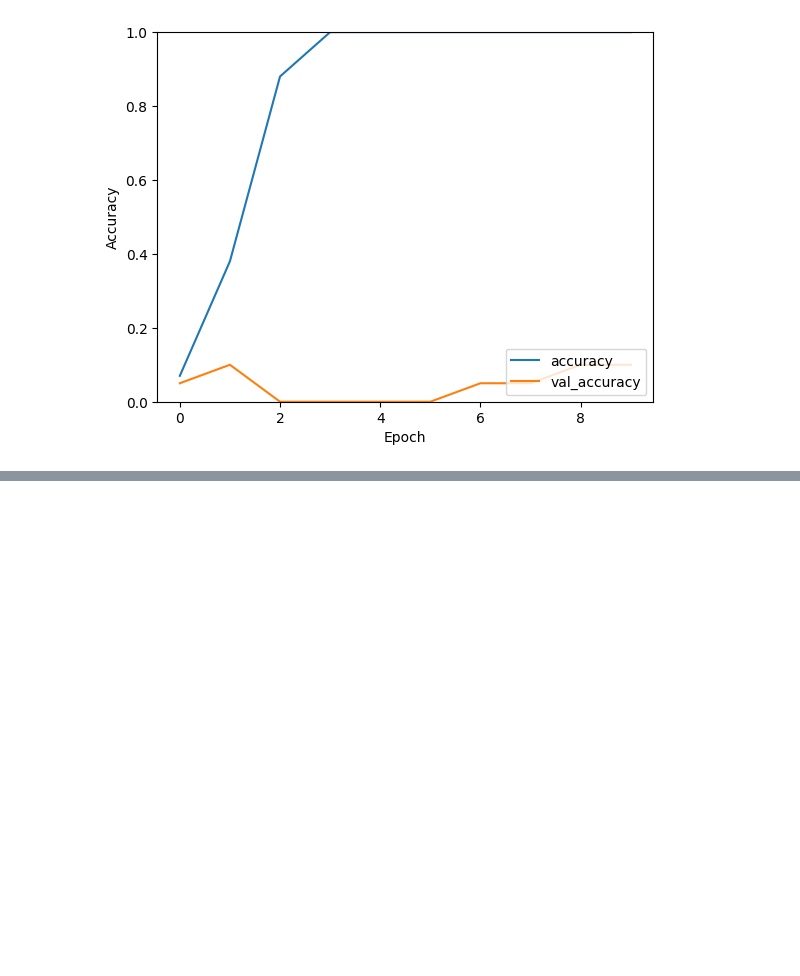
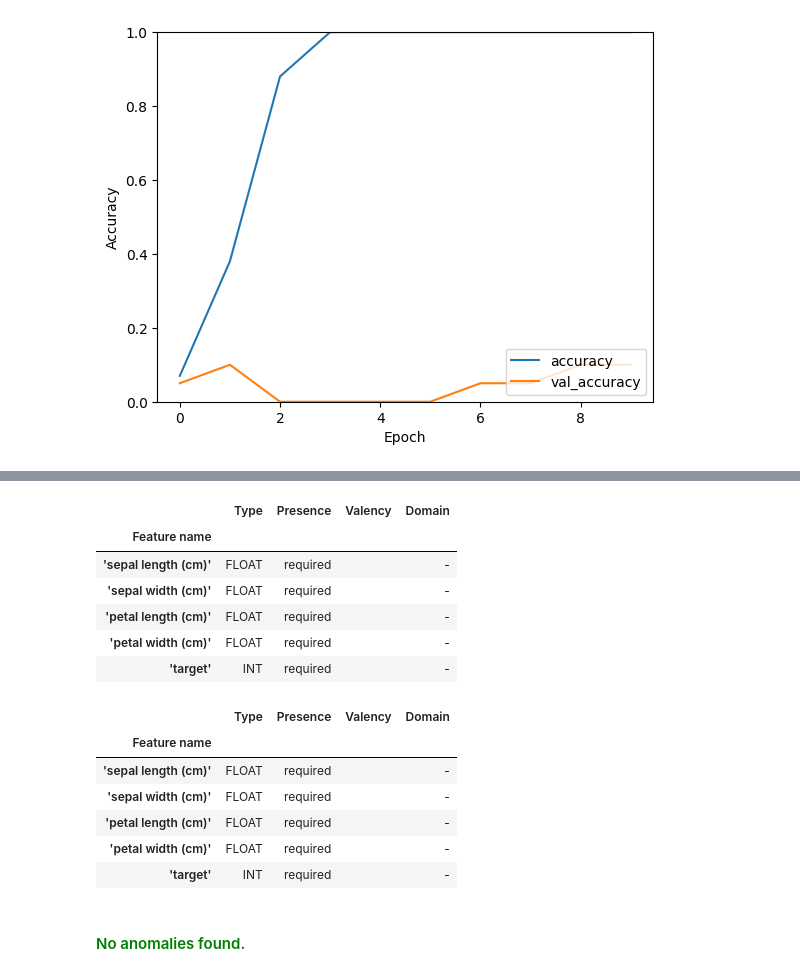
Before and after one commit to mukeshrock7897/TensorFlow_Notes, a Jupyter notebook: Advanced_Level.ipynb, the cells around one changed output, grey strips where cells are left out. Saved outputs shown, nothing was run; the diff lists cells and outputs as text; code cells hidden in the pictures; blank space fills up the shorter version.

```diff
--- a/Advanced_Level.ipynb
+++ b/Advanced_Level.ipynb
@@ -401,0 +910,41 @@ Epoch 10/10
+# %%
+!pip install tensorflow_data_validation
+import tensorflow_data_validation as tfdv
+
+!pip install tensorflow_data_validation
+import tensorflow_data_validation as tfdv
+import pandas as pd
+from sklearn.datasets import load_iris
+
+# Load the iris dataset as a pandas DataFrame
+iris = load_iris()
+df = pd.DataFrame(data=iris.data, columns=iris.feature_names)
+df['target'] = iris.target
+
+# Save the DataFrame to a CSV file
+df.to_csv('iris_data.csv', index=False)
+
+# Generate statistics from the CSV file
+stats = tfdv.generate_statistics_from_csv(data_location='iris_data.csv')
+
+# Infer schema from statistics
+schema = tfdv.infer_schema(stats)
+
+# Display the schema
+tfdv.display_schema(schema)
+
+# Generate statistics from data
+stats = tfdv.generate_statistics_from_csv(data_location='iris_data.csv')
+
+# Infer schema from statistics
+schema = tfdv.infer_schema(stats)
+
+# Display the schema
+tfdv.display_schema(schema)
+
+# Validate statistics against the schema
+anomalies = tfdv.validate_statistics(stats, schema)
+
+# Display anomalies
+tfdv.display_anomalies(anomalies)
+# %% [output]
@@ -401,0 +968,15 @@ Epoch 10/10
+|  | Type | Presence | Valency | Domain |
+| Feature name |  |  |  |  |
+| 'sepal length (cm)' | FLOAT | required |  | - |
+| 'sepal width (cm)' | FLOAT | required |  | - |
+| 'petal length (cm)' | FLOAT | required |  | - |
+| 'petal width (cm)' | FLOAT | required |  | - |
+| 'target' | INT | required |  | - |
+|  | Type | Presence | Valency | Domain |
+| Feature name |  |  |  |  |
+| 'sepal length (cm)' | FLOAT | required |  | - |
+| 'sepal width (cm)' | FLOAT | required |  | - |
+| 'petal length (cm)' | FLOAT | required |  | - |
+| 'petal width (cm)' | FLOAT | required |  | - |
+| 'target' | INT | required |  | - |
+No anomalies found.
```
Also changed, not shown: parts of 37 cells of this notebook.
